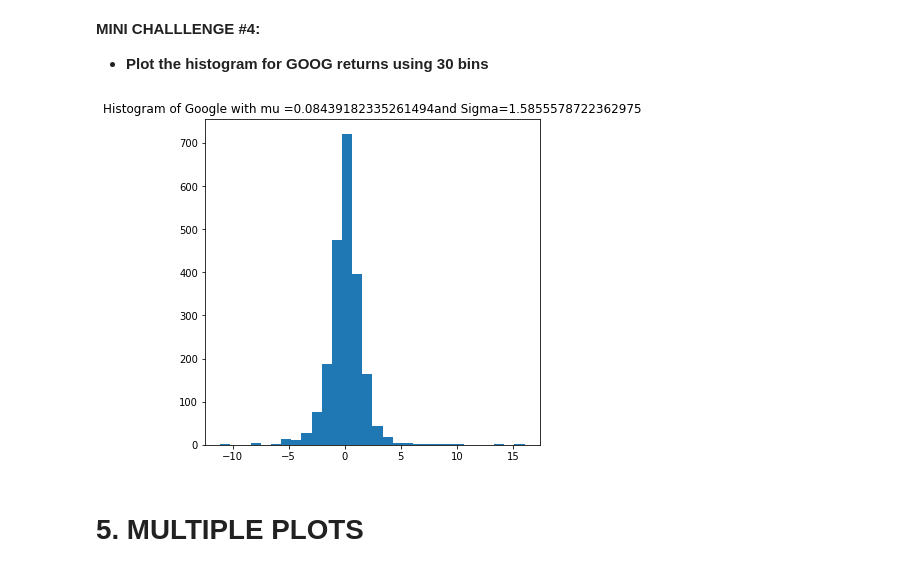
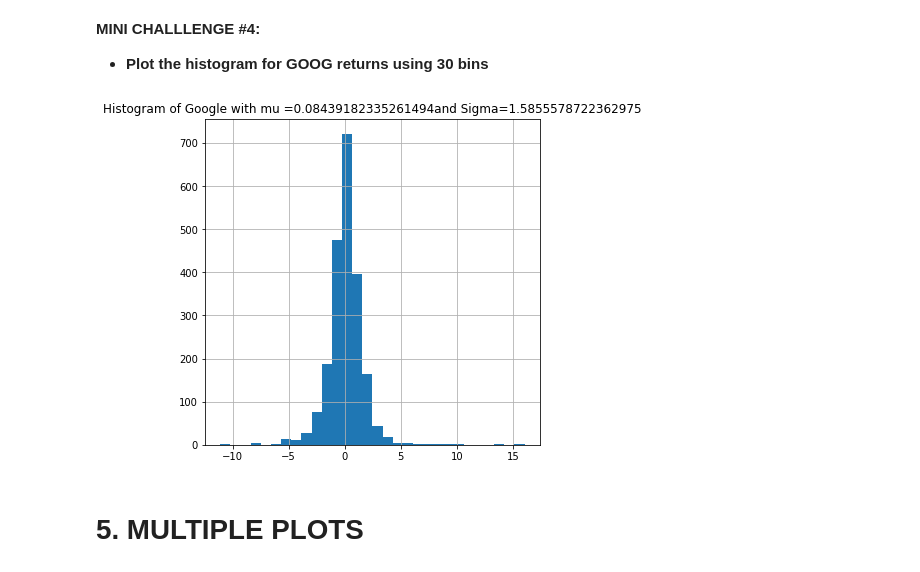
Before and after one commit to SangeetaChatterjee/Python_Stockmarket_Profile, a Jupyter notebook: 9_Python_101_Data_Visualization_with_matplotlib_Skeleton.ipynb, the cells around one changed output. Cells and saved outputs as stored; diff of their text form; code cells hidden in the pictures.

```diff
--- a/9_Python_101_Data_Visualization_with_matplotlib_Skeleton.ipynb
+++ b/9_Python_101_Data_Visualization_with_matplotlib_Skeleton.ipynb
@@ -117,12 +103,13 @@ plt.title('Stock Pies');
 # %%
 Google_df = DailyReturns_df['GOOG']
 mu = Google_df.mean()
 sigma = Google_df.std()
 bin_num = 30
 plt.figure(figsize=(6,6))
+plt.grid()
 plt.title('Histogram of Google with mu ='+ str(mu) + 'and Sigma=' + str(sigma))
 plt.hist(Google_df,bin_num);
 # %% [output]
-[figure, old version]
+[figure, new version]
 # %% [markdown]
 # 5. MULTIPLE PLOTS
```
Also changed, not shown: parts of 5 cells of this notebook.
